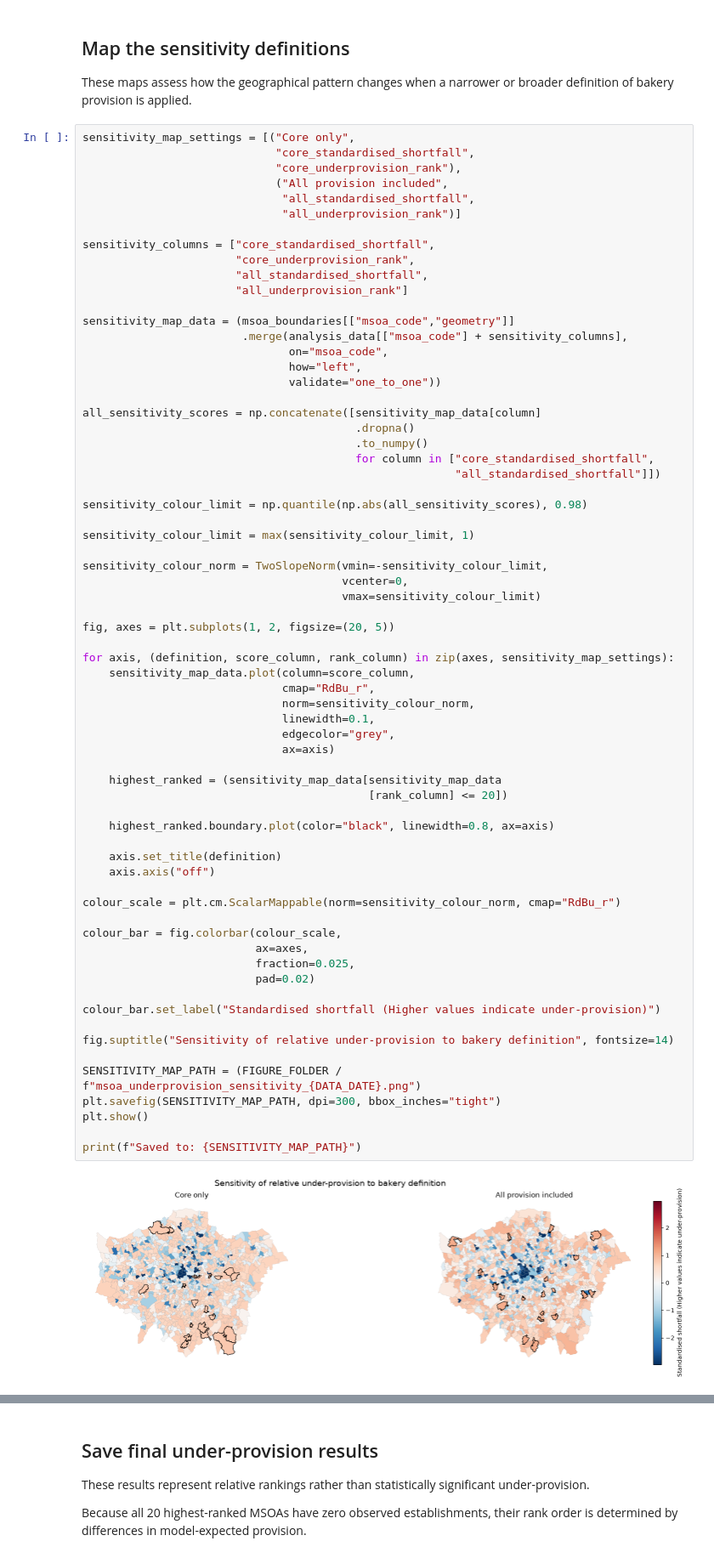
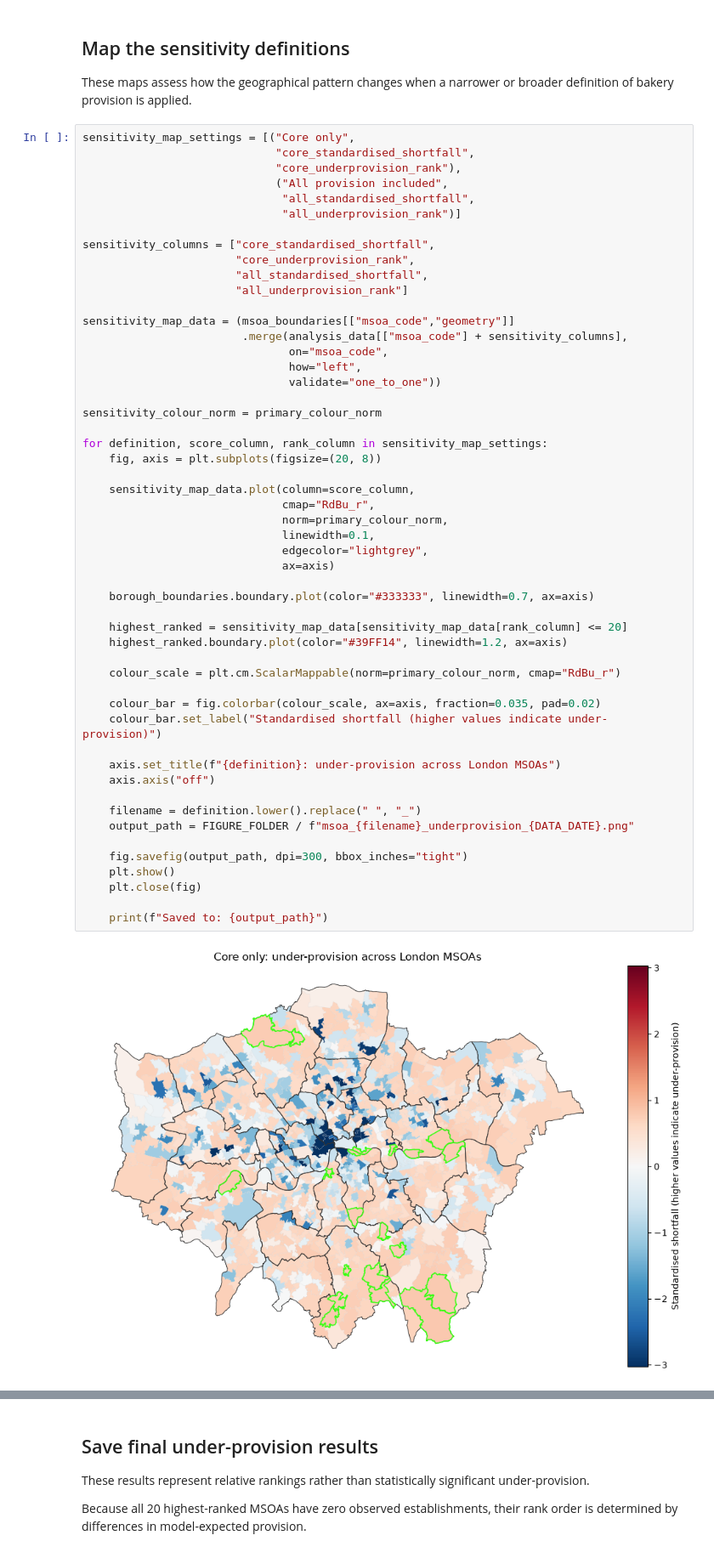
Before and after one commit to rhhythhm/london-bakery-provision, a Jupyter notebook: notebooks/18_msoa_bakery_underprovision.ipynb, the cells around one changed output, grey strips where cells are left out. Shown at 85% size. Drawn from its saved outputs; the diff is of its cells as text.

```diff
--- a/notebooks/18_msoa_bakery_underprovision.ipynb
+++ b/notebooks/18_msoa_bakery_underprovision.ipynb
@@ -381,66 +491,51 @@ sensitivity_map_settings = [("Core only",
                              "core_underprovision_rank"),
                              ("All provision included",
                               "all_standardised_shortfall",
                               "all_underprovision_rank")]
 
 sensitivity_columns = ["core_standardised_shortfall",
                        "core_underprovision_rank",
                        "all_standardised_shortfall",
                        "all_underprovision_rank"]
 
 sensitivity_map_data = (msoa_boundaries[["msoa_code","geometry"]]
                         .merge(analysis_data[["msoa_code"] + sensitivity_columns],
                                on="msoa_code",
                                how="left",
                                validate="one_to_one"))
 
-all_sensitivity_scores = np.concatenate([sensitivity_map_data[column]
-                                         .dropna()
-                                         .to_numpy()
-                                         for column in ["core_standardised_shortfall",
-                                                        "all_standardised_shortfall"]])
+sensitivity_colour_norm = primary_colour_norm
 
-sensitivity_colour_limit = np.quantile(np.abs(all_sensitivity_scores), 0.98)
+for definition, score_column, rank_column in sensitivity_map_settings:
+    fig, axis = plt.subplots(figsize=(20, 8))
 
-sensitivity_colour_limit = max(sensitivity_colour_limit, 1)
-
-sensitivity_colour_norm = TwoSlopeNorm(vmin=-sensitivity_colour_limit,
-                                       vcenter=0,
-                                       vmax=sensitivity_colour_limit)
-
-fig, axes = plt.subplots(1, 2, figsize=(20, 5))
-
-for axis, (definition, score_column, rank_column) in zip(axes, sensitivity_map_settings):
     sensitivity_map_data.plot(column=score_column,
                               cmap="RdBu_r",
-                              norm=sensitivity_colour_norm,
+                              norm=primary_colour_norm,
                               linewidth=0.1,
-                              edgecolor="grey",
+                              edgecolor="lightgrey",
                               ax=axis)
 
-    highest_ranked = (sensitivity_map_data[sensitivity_map_data
-                                           [rank_column] <= 20])
+    borough_boundaries.boundary.plot(color="#333333", linewidth=0.7, ax=axis)
 
-    highest_ranked.boundary.plot(color="black", linewidth=0.8, ax=axis)
+    highest_ranked = sensitivity_map_data[sensitivity_map_data[rank_column] <= 20]
+    highest_ranked.boundary.plot(color="#39FF14", linewidth=1.2, ax=axis)
 
-    axis.set_title(definition)
+    colour_scale = plt.cm.ScalarMappable(norm=primary_colour_norm, cmap="RdBu_r")
+
+    colour_bar = fig.colorbar(colour_scale, ax=axis, fraction=0.035, pad=0.02)
+    colour_bar.set_label("Standardised shortfall (higher values indicate under-provision)")
+
+    axis.set_title(f"{definition}: under-provision across London MSOAs")
     axis.axis("off")
 
-colour_scale = plt.cm.ScalarMappable(norm=sensitivity_colour_norm, cmap="RdBu_r")
+    filename = definition.lower().replace(" ", "_")
+    output_path = FIGURE_FOLDER / f"msoa_{filename}_underprovision_{DATA_DATE}.png"
 
-colour_bar = fig.colorbar(colour_scale,
-                          ax=axes,
-                          fraction=0.025,
-                          pad=0.02)
+    fig.savefig(output_path, dpi=300, bbox_inches="tight")
+    plt.show()
+    plt.close(fig)
 
-colour_bar.set_label("Standardised shortfall (Higher values indicate under-provision)")
-
-fig.suptitle("Sensitivity of relative under-provision to bakery definition", fontsize=14)
-
-SENSITIVITY_MAP_PATH = (FIGURE_FOLDER / f"msoa_underprovision_sensitivity_{DATA_DATE}.png")
-plt.savefig(SENSITIVITY_MAP_PATH, dpi=300, bbox_inches="tight")
-plt.show()
-
-print(f"Saved to: {SENSITIVITY_MAP_PATH}")
+    print(f"Saved to: {output_path}")
 # %% [output]
-[figure, old version]
+[figure, new version]
```
Also changed, not shown: parts of 6 cells of this notebook, 10 other files.
